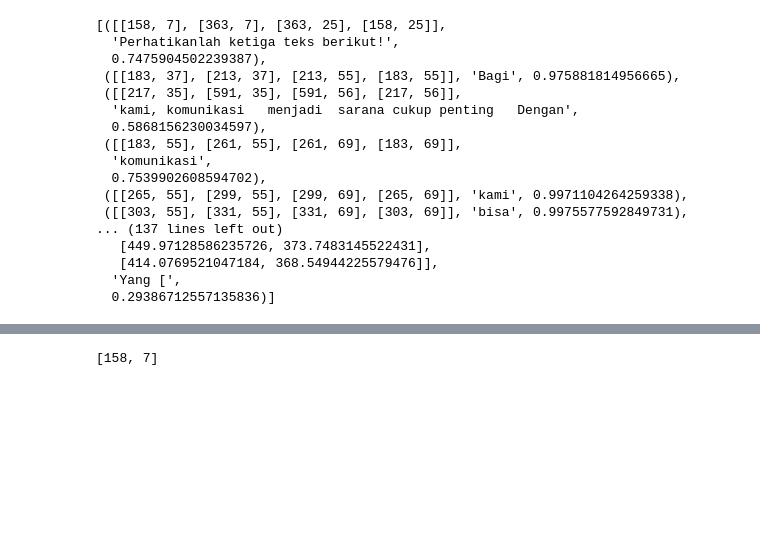
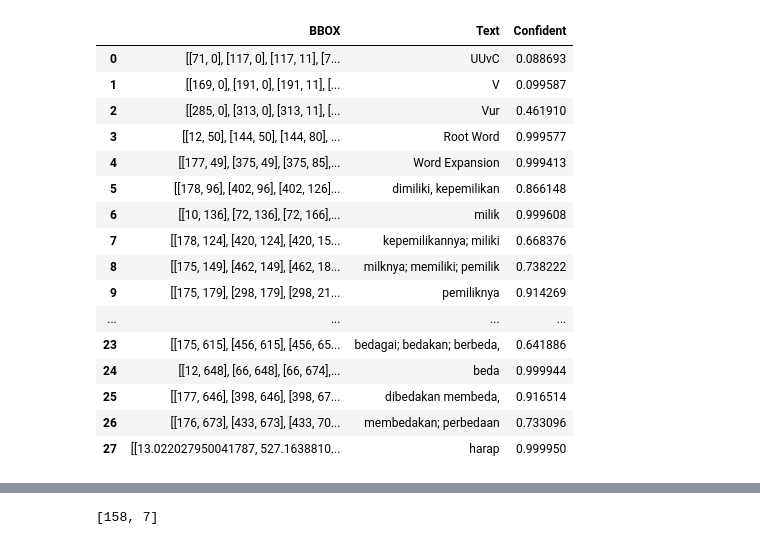
Before and after one commit to alrappie/Optical-Character-Recognition-OCR, a Jupyter notebook: OCR_easyocr.ipynb, the cells around one changed output, grey strips where cells are left out. Cells and saved outputs as stored; diff of their text form; code cells hidden in the pictures; blank space fills up the shorter version.

```diff
--- a/OCR_easyocr.ipynb
+++ b/OCR_easyocr.ipynb
@@ -14,21 +61,21 @@ Progress: |███████████████████████
 # %%
-hasil = reader.readtext('Image/example02.jpg')
-hasil
+hasil = reader.readtext('tes1.jpg')
+pd.DataFrame(hasil,columns=['BBOX','Text','Confident'])
 # %% [output]
-[([[158, 7], [363, 7], [363, 25], [158, 25]],
-  'Perhatikanlah ketiga teks berikut!',
-  0.7475904502239387),
- ([[183, 37], [213, 37], [213, 55], [183, 55]], 'Bagi', 0.975881814956665),
- ([[217, 35], [591, 35], [591, 56], [217, 56]],
-  'kami, komunikasi   menjadi  sarana cukup penting   Dengan',
-  0.5868156230034597),
- ([[183, 55], [261, 55], [261, 69], [183, 69]],
-  'komunikasi',
-  0.7539902608594702),
- ([[265, 55], [299, 55], [299, 69], [265, 69]], 'kami', 0.9971104264259338),
- ([[303, 55], [331, 55], [331, 69], [303, 69]], 'bisa', 0.9975577592849731),
-... (137 lines left out)
-   [449.97128586235726, 373.7483145522431],
-   [414.0769521047184, 368.54944225579476]],
-  'Yang [',
-  0.29386712557135836)]
+|  | BBOX | Text | Confident |
+| 0 | [[71, 0], [117, 0], [117, 11], [7... | UUvC | 0.088693 |
+| 1 | [[169, 0], [191, 0], [191, 11], [... | V | 0.099587 |
+| 2 | [[285, 0], [313, 0], [313, 11], [... | Vur | 0.461910 |
+| 3 | [[12, 50], [144, 50], [144, 80], ... | Root Word | 0.999577 |
+| 4 | [[177, 49], [375, 49], [375, 85],... | Word Expansion | 0.999413 |
+| 5 | [[178, 96], [402, 96], [402, 126]... | dimiliki, kepemilikan | 0.866148 |
+| 6 | [[10, 136], [72, 136], [72, 166],... | milik | 0.999608 |
+| 7 | [[178, 124], [420, 124], [420, 15... | kepemilikannya; miliki | 0.668376 |
+| 8 | [[175, 149], [462, 149], [462, 18... | milknya; memiliki; pemilik | 0.738222 |
+| 9 | [[175, 179], [298, 179], [298, 21... | pemiliknya | 0.914269 |
+| ... | ... | ... | ... |
+| 23 | [[175, 615], [456, 615], [456, 65... | bedagai; bedakan; berbeda, | 0.641886 |
+| 24 | [[12, 648], [66, 648], [66, 674],... | beda | 0.999944 |
+| 25 | [[177, 646], [398, 646], [398, 67... | dibedakan membeda, | 0.916514 |
+| 26 | [[176, 673], [433, 673], [433, 70... | membedakan; perbedaan | 0.733096 |
+| 27 | [[13.022027950041787, 527.1638810... | harap | 0.999950 |
```
Also changed, not shown: parts of 9 cells of this notebook, 4 other files.
